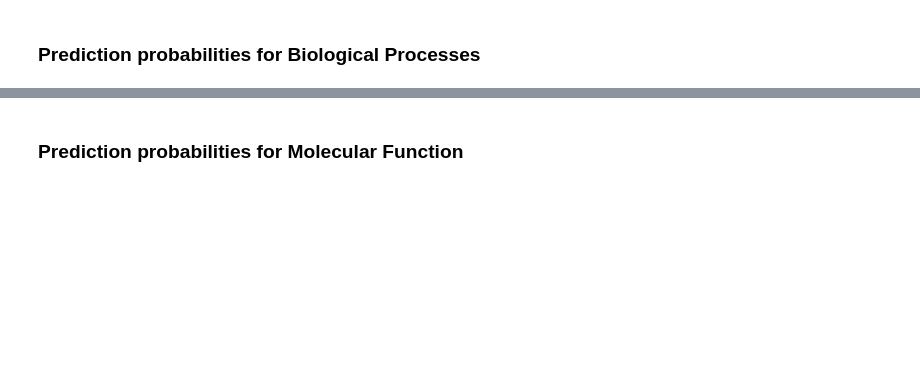
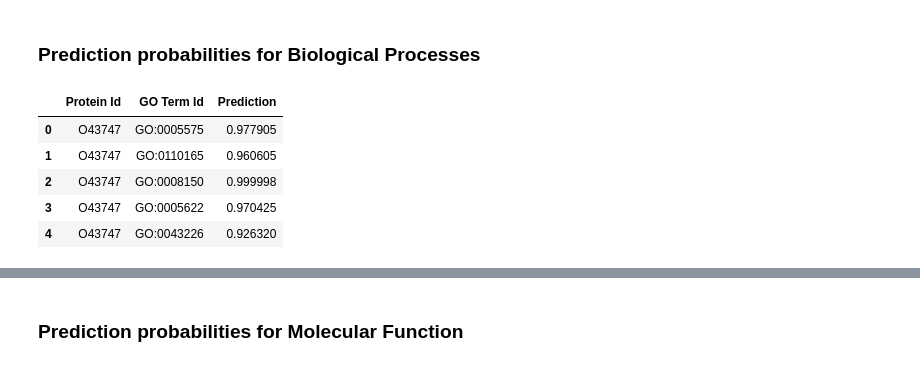
Before and after one commit to Donce530/BiologicalData_PFP, a Jupyter notebook: notebooks/BD_Final_Project.ipynb, the cells around one changed output, grey strips where cells are left out. Cells and saved outputs as stored; diff of their text form; code cells hidden in the pictures; blank space fills up the shorter version.

```diff
--- a/notebooks/BD_Final_Project.ipynb
+++ b/notebooks/BD_Final_Project.ipynb
@@ -167,11 +163,18 @@ test_protein_ids = np.loadtxt('/content/biological_data_pfp/test/test_ids.txt',
 # %%
 BP_df_preds = pd.DataFrame(columns = ['Protein Id', 'GO Term Id','Prediction'])
 
 lst_Protein_IDs = []
 for Protein_ID in list(test_protein_ids):
     lst_Protein_IDs += [Protein_ID] * BP_predictions.shape[1]
 
 BP_df_preds['Protein Id'] = lst_Protein_IDs
 BP_df_preds['GO Term Id'] = labels * BP_predictions.shape[0]
 BP_df_preds['Prediction'] = BP_predictions.ravel()
-BP_df_preds.to_csv("BioProcesses_Predictions.tsv",header=False, index=False, sep="\t")
+BP_df_preds.head()
+# %% [output]
+|  | Protein Id | GO Term Id | Prediction |
+| 0 | O43747 | GO:0005575 | 0.977905 |
+| 1 | O43747 | GO:0110165 | 0.960605 |
+| 2 | O43747 | GO:0008150 | 0.999998 |
+| 3 | O43747 | GO:0005622 | 0.970425 |
+| 4 | O43747 | GO:0043226 | 0.926320 |
```
Also changed, not shown: parts of 23 cells of this notebook, 9 other files.
